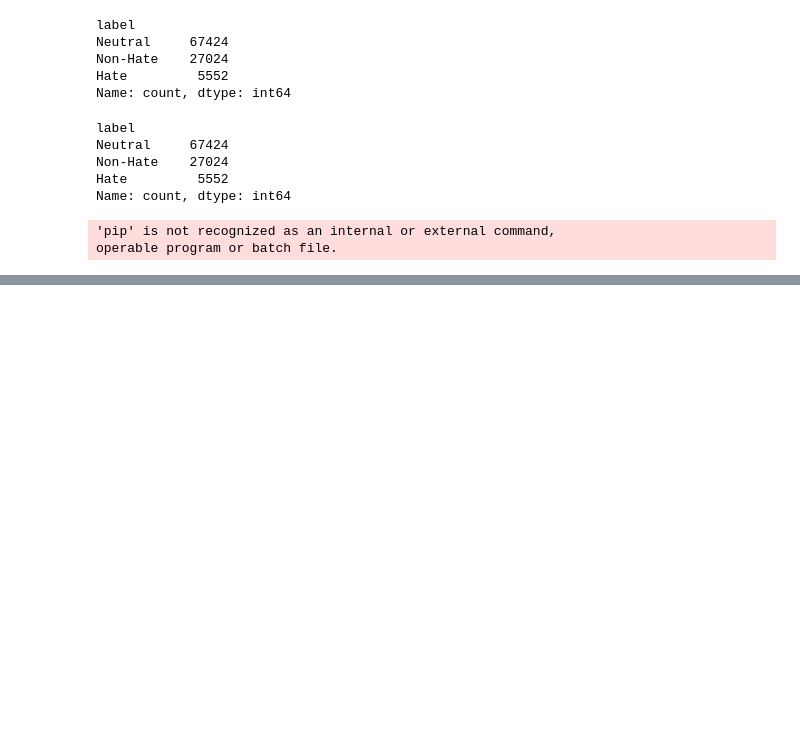
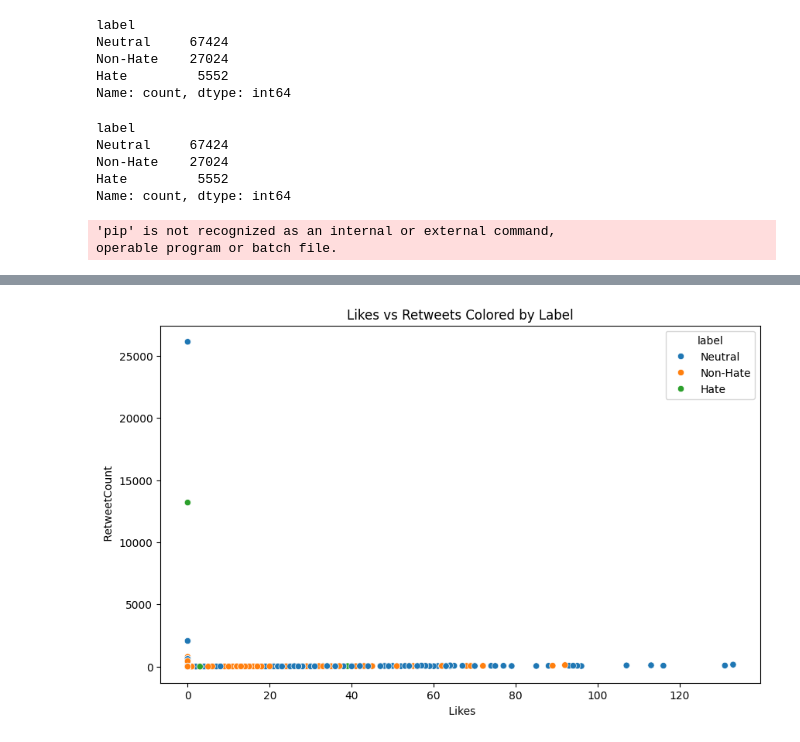
Before and after one commit to vignesh1battu-afk/hate-speech, a Jupyter notebook: Notebooks/hate_speech1.ipynb, the cells around one changed output, grey strips where cells are left out. Drawn from its saved outputs; the diff is of its cells as text; code cells hidden in the pictures; blank space fills up the shorter version.

```diff
--- a/Notebooks/hate_speech1.ipynb
+++ b/Notebooks/hate_speech1.ipynb
@@ -167,0 +179,8 @@ NameError: name 'plt' is not defined
+# %%
+# Likes vs Retweets
+plt.figure(figsize=(10, 6))
+sns.scatterplot(x=' Likes', y=' RetweetCount', hue='label', data=df)
+plt.title('Likes vs Retweets Colored by Label')
+plt.show()
+# %% [output]
+[figure, added]
```
Also changed, not shown: parts of 9 cells of this notebook.
